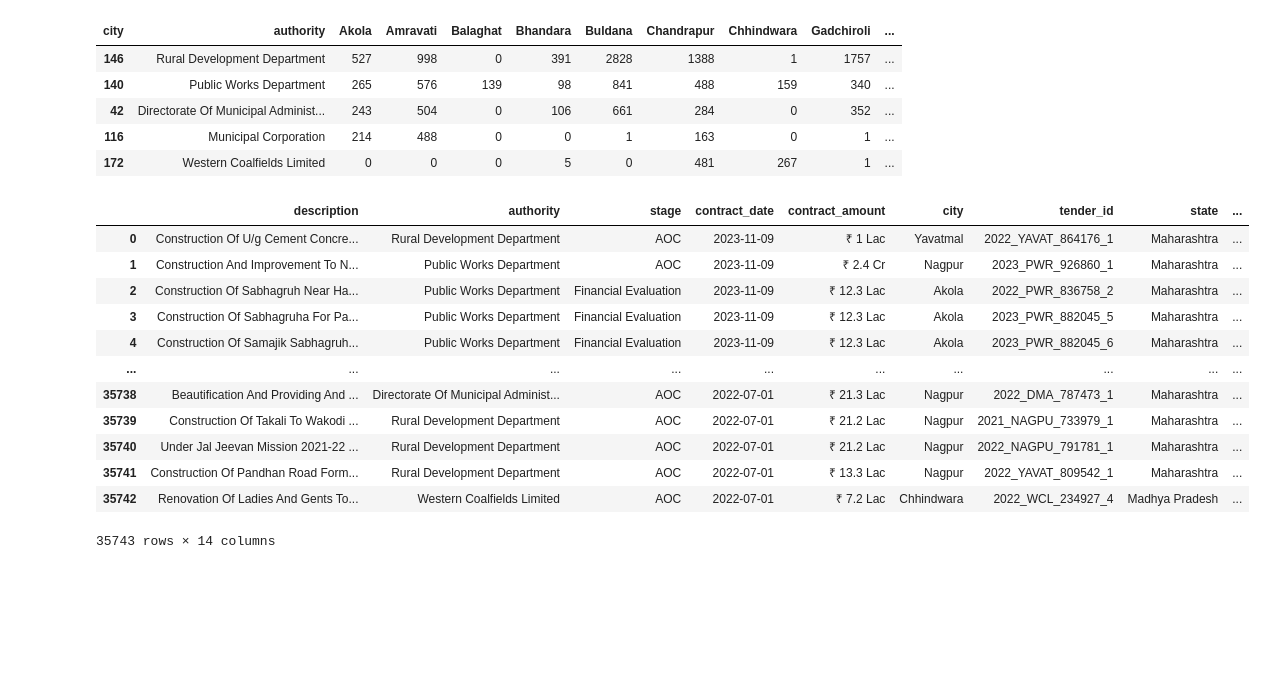
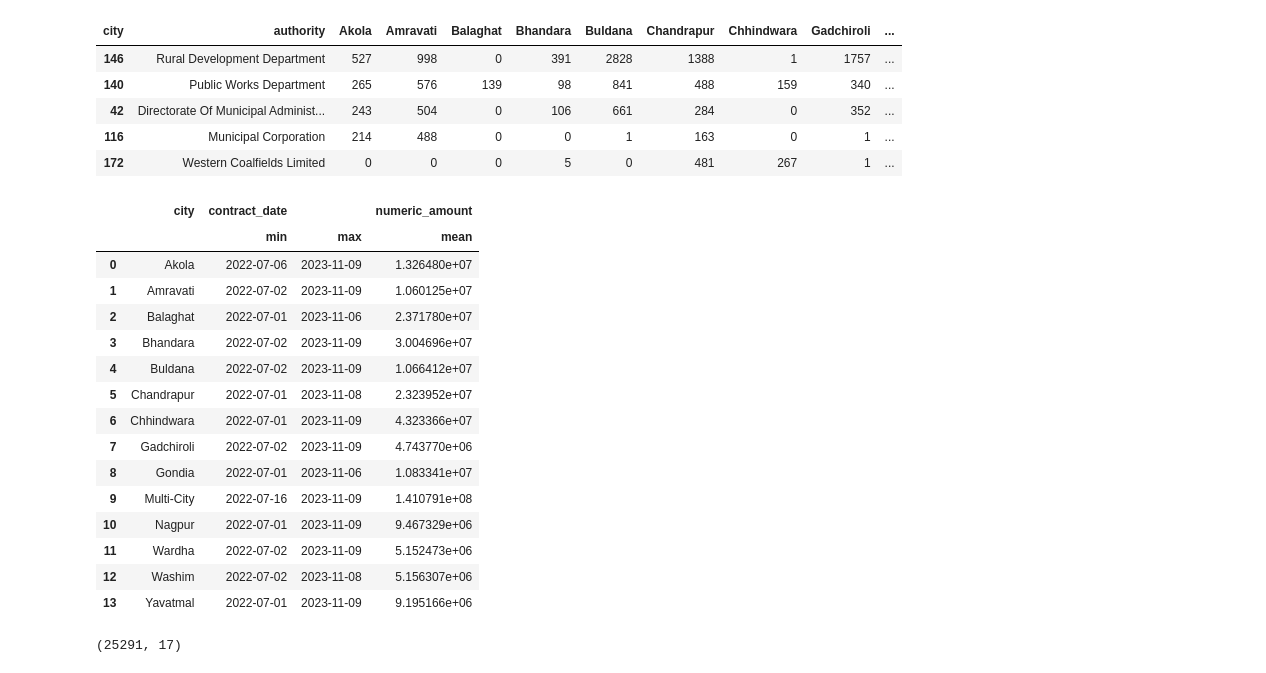
Before and after one commit to g1gasad/EDA, a Jupyter notebook: Civil Tenders EDA/35K EDA.ipynb, the cells around one changed output. Drawn from its saved outputs; the diff is of its cells as text; code cells hidden in the pictures; blank space fills up the shorter version.

```diff
--- a/Civil Tenders EDA/35K EDA.ipynb
+++ b/Civil Tenders EDA/35K EDA.ipynb
@@ -5,7 +5,7 @@ plt.style.use('ggplot')
 # %%
 import pandas as pd
 import numpy as np
-df = pd.read_excel("C:/Users/CWC/GEOsystems/BidAssist/Tenders/Rerun 3/35K EDA.xlsx")
+df = pd.read_excel("C:/Users/CWC/GEOsystems/BidAssist/Tenders/Rerun 3/Civil Tenders EDA/35K EDA.xlsx")
 # %%
 df.head()
 # %% [output]
@@ -25,9 +25,13 @@ for column in df.columns:
 # %%
 df['contract_date'] = pd.to_datetime(df['contract_date'])
 df['year'] = df['contract_date'].dt.year
+df['quarter'] = df['contract_date'].dt.quarter
 df['month_name'] = df['contract_date'].dt.month_name().str[:3]
 df['month_no'] = df['contract_date'].dt.month
-df['quarter'] = df['contract_date'].dt.quarter
+df['week_of_year'] = df['contract_date'].dt.strftime("%Y W%U")
+df['week'] = df['contract_date'].dt.isocalendar().week
+df['day_of_month'] = df['contract_date'].dt.day
+df['day'] = df['contract_date'].dt.day_name().str[:3]
 df.info()
 # %% [output]
 <class 'pandas.core.frame.DataFrame'>
@@ -50,3 +54,4 @@ memory usage: 3.4+ MB
 # %%
+df.drop(columns='description', inplace=True)
 df.describe(include='all')
 # %% [output]
@@ -127,17 +122,31 @@ pivot_data.head(5)
 | 116 | Municipal Corporation | 214 | 488 | 0 | 0 | 1 | 163 | 0 | 1 | ... |
 | 172 | Western Coalfields Limited | 0 | 0 | 0 | 5 | 0 | 481 | 267 | 1 | ... |
 # %%
+# df.groupby(['month_name', 'day'])['day'].count().unstack()
+df.groupby('city').agg({'contract_date':['min', 'max'], 'numeric_amount':'mean'}).reset_index()
 # %% [output]
-|  | description | authority | stage | contract_date | contract_amount | city | tender_id | state | ... |
-| 0 | Construction Of U/g Cement Concre... | Rural Development Department | AOC | 2023-11-09 | ₹ 1 Lac | Yavatmal | 2022_YAVAT_864176_1 | Maharashtra | ... |
-| 1 | Construction And Improvement To N... | Public Works Department | AOC | 2023-11-09 | ₹ 2.4 Cr | Nagpur | 2023_PWR_926860_1 | Maharashtra | ... |
-| 2 | Construction Of Sabhagruh Near Ha... | Public Works Department | Financial Evaluation | 2023-11-09 | ₹ 12.3 Lac | Akola | 2022_PWR_836758_2 | Maharashtra | ... |
-| 3 | Construction Of Sabhagruha For Pa... | Public Works Department | Financial Evaluation | 2023-11-09 | ₹ 12.3 Lac | Akola | 2023_PWR_882045_5 | Maharashtra | ... |
-| 4 | Construction Of Samajik Sabhagruh... | Public Works Department | Financial Evaluation | 2023-11-09 | ₹ 12.3 Lac | Akola | 2023_PWR_882045_6 | Maharashtra | ... |
-| ... | ... | ... | ... | ... | ... | ... | ... | ... | ... |
-| 35738 | Beautification And Providing And ... | Directorate Of Municipal Administ... | AOC | 2022-07-01 | ₹ 21.3 Lac | Nagpur | 2022_DMA_787473_1 | Maharashtra | ... |
-| 35739 | Construction Of Takali To Wakodi ... | Rural Development Department | AOC | 2022-07-01 | ₹ 21.2 Lac | Nagpur | 2021_NAGPU_733979_1 | Maharashtra | ... |
-| 35740 | Under Jal Jeevan Mission 2021-22 ... | Rural Development Department | AOC | 2022-07-01 | ₹ 21.2 Lac | Nagpur | 2022_NAGPU_791781_1 | Maharashtra | ... |
-| 35741 | Construction Of Pandhan Road Form... | Rural Development Department | AOC | 2022-07-01 | ₹ 13.3 Lac | Nagpur | 2022_YAVAT_809542_1 | Maharashtra | ... |
-| 35742 | Renovation Of Ladies And Gents To... | Western Coalfields Limited | AOC | 2022-07-01 | ₹ 7.2 Lac | Chhindwara | 2022_WCL_234927_4 | Madhya Pradesh | ... |
+|  | city | contract_date |  | numeric_amount |
+|  |  | min | max | mean |
+| 0 | Akola | 2022-07-06 | 2023-11-09 | 1.326480e+07 |
+| 1 | Amravati | 2022-07-02 | 2023-11-09 | 1.060125e+07 |
+| 2 | Balaghat | 2022-07-01 | 2023-11-06 | 2.371780e+07 |
+| 3 | Bhandara | 2022-07-02 | 2023-11-09 | 3.004696e+07 |
+| 4 | Buldana | 2022-07-02 | 2023-11-09 | 1.066412e+07 |
+| 5 | Chandrapur | 2022-07-01 | 2023-11-08 | 2.323952e+07 |
+| 6 | Chhindwara | 2022-07-01 | 2023-11-09 | 4.323366e+07 |
+| 7 | Gadchiroli | 2022-07-02 | 2023-11-09 | 4.743770e+06 |
+| 8 | Gondia | 2022-07-01 | 2023-11-06 | 1.083341e+07 |
+| 9 | Multi-City | 2022-07-16 | 2023-11-09 | 1.410791e+08 |
+| 10 | Nagpur | 2022-07-01 | 2023-11-09 | 9.467329e+06 |
+| 11 | Wardha | 2022-07-02 | 2023-11-09 | 5.152473e+06 |
+| 12 | Washim | 2022-07-02 | 2023-11-08 | 5.156307e+06 |
+| 13 | Yavatmal | 2022-07-01 | 2023-11-09 | 9.195166e+06 |
-35743 rows × 14 columns
+# %%
+other_states = ['Telangana', 'Chhattisgarh', 'Haryana']
+month_df = df[(df['contract_date']>'2022-07-31')& \
+                (df['contract_date']<'2023-08-01')& \
+                (~df['state'].isin(other_states))]. \
+                reset_index(drop=True)
+month_df.shape
+# %% [output]
+(25291, 17)
```
Also changed, not shown: parts of 17 cells of this notebook, 2 other files.
